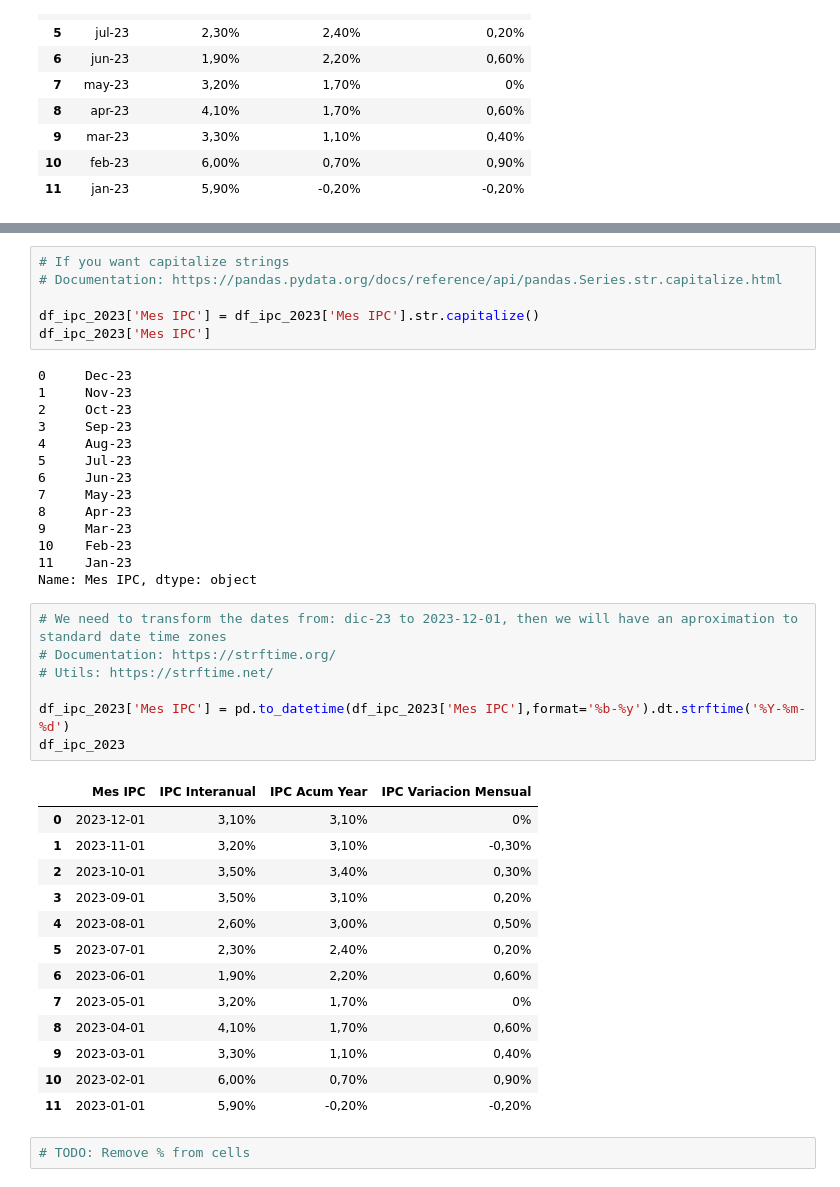
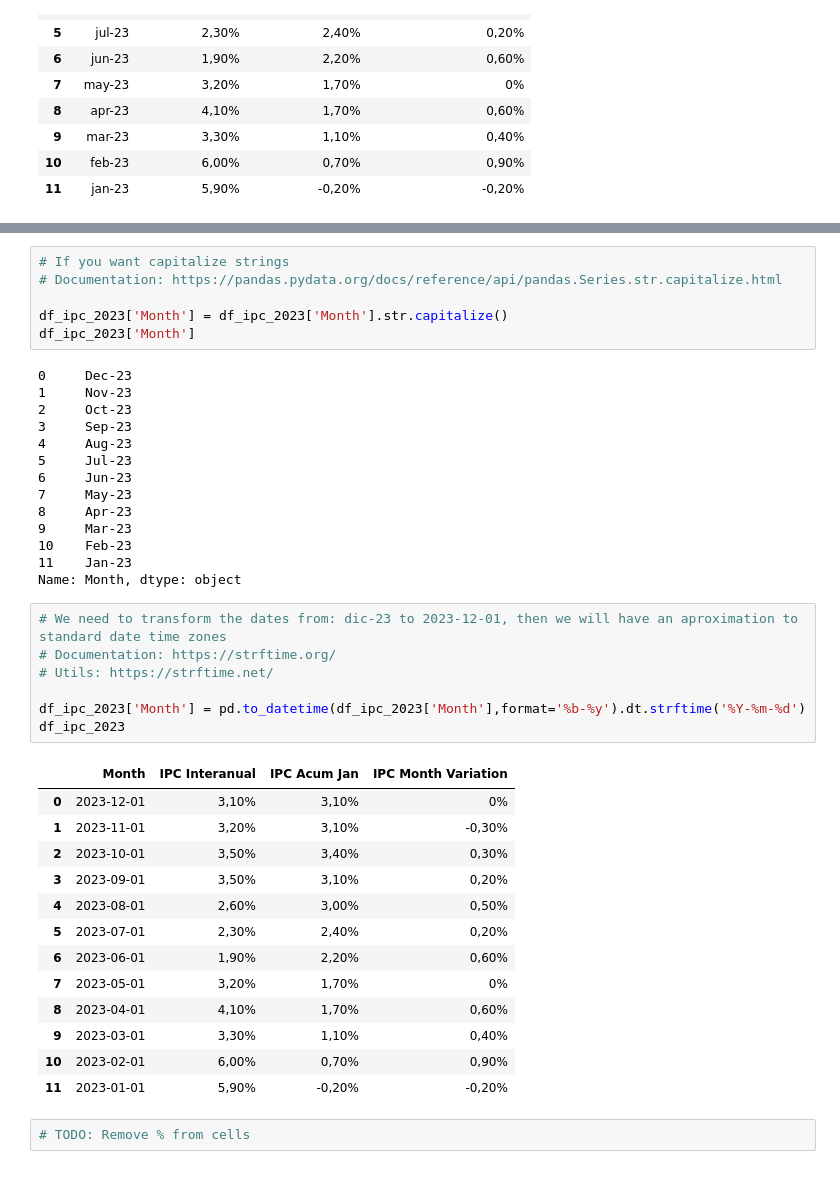
Before and after one commit to Manilab2309/ia-machine-learning, a Jupyter notebook: lab/NB_analyst_broker_operations.ipynb, the cells around one changed output, grey strips where cells are left out. Saved outputs shown, nothing was run; the diff lists cells and outputs as text.

```diff
--- a/lab/NB_analyst_broker_operations.ipynb
+++ b/lab/NB_analyst_broker_operations.ipynb
@@ -222,8 +222,8 @@ df_ipc_2023
 # If you want capitalize strings
 # Documentation: https://pandas.pydata.org/docs/reference/api/pandas.Series.str.capitalize.html
 
-df_ipc_2023['Mes IPC'] = df_ipc_2023['Mes IPC'].str.capitalize()
-df_ipc_2023['Mes IPC']
+df_ipc_2023['Month'] = df_ipc_2023['Month'].str.capitalize()
+df_ipc_2023['Month']
 # %% [output]
 0     Dec-23
 1     Nov-23
@@ -237,16 +237,16 @@ df_ipc_2023['Mes IPC']
 9     Mar-23
 10    Feb-23
 11    Jan-23
-Name: Mes IPC, dtype: object
+Name: Month, dtype: object
 # %%
 # We need to transform the dates from: dic-23 to 2023-12-01, then we will have an aproximation to standard date time zones
 # Documentation: https://strftime.org/
 # Utils: https://strftime.net/
 
-df_ipc_2023['Mes IPC'] = pd.to_datetime(df_ipc_2023['Mes IPC'],format='%b-%y').dt.strftime('%Y-%m-%d')
+df_ipc_2023['Month'] = pd.to_datetime(df_ipc_2023['Month'],format='%b-%y').dt.strftime('%Y-%m-%d')
 df_ipc_2023
 # %% [output]
-|  | Mes IPC | IPC Interanual | IPC Acum Year | IPC Variacion Mensual |
+|  | Month | IPC Interanual | IPC Acum Jan | IPC Month Variation |
 | 0 | 2023-12-01 | 3,10% | 3,10% | 0% |
 | 1 | 2023-11-01 | 3,20% | 3,10% | -0,30% |
 | 2 | 2023-10-01 | 3,50% | 3,40% | 0,30% |
```
Also changed, not shown: parts of 8 cells of this notebook.
